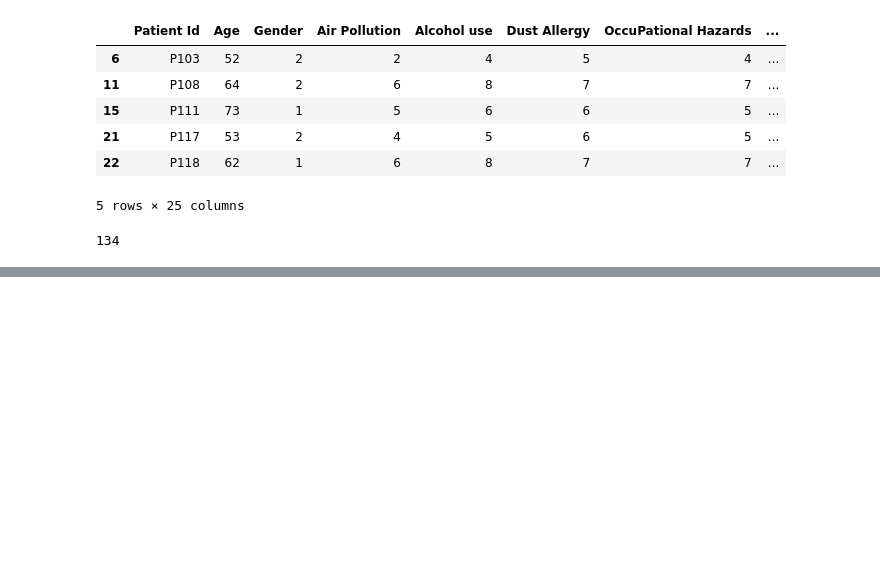
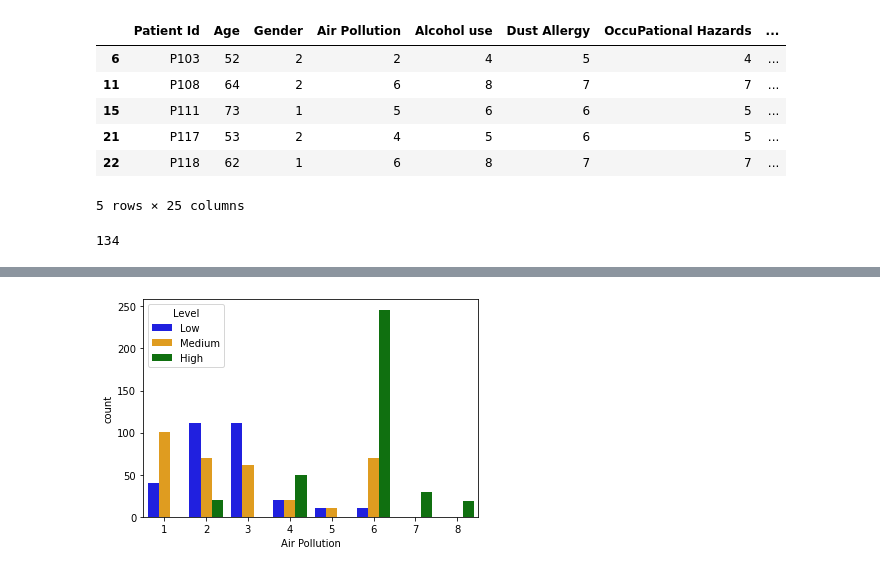
Before and after one commit to amarks5/Predicting-Lung-Cancer-Levels, a Jupyter notebook: Resources/cancer_patient_data_sets_review.ipynb, the cells around one changed output, grey strips where cells are left out. Drawn from its saved outputs; the diff is of its cells as text; code cells hidden in the pictures; blank space fills up the shorter version.

```diff
--- a/Resources/cancer_patient_data_sets_review.ipynb
+++ b/Resources/cancer_patient_data_sets_review.ipynb
@@ -263 +307,6 @@ ax.set_title('Gender and Level Data', fontdict={'fontsize':18}, pad=16)
 [figure]
+# %%
+# Display the relationship between Air Pollution and Level
+g1 = sns.countplot(x="Air Pollution", hue="Level",palette=['blue','orange','green'], data = cancer_patient_data_df)
+# %% [output]
+[figure, added]
```
Also changed, not shown: parts of 19 cells of this notebook.
